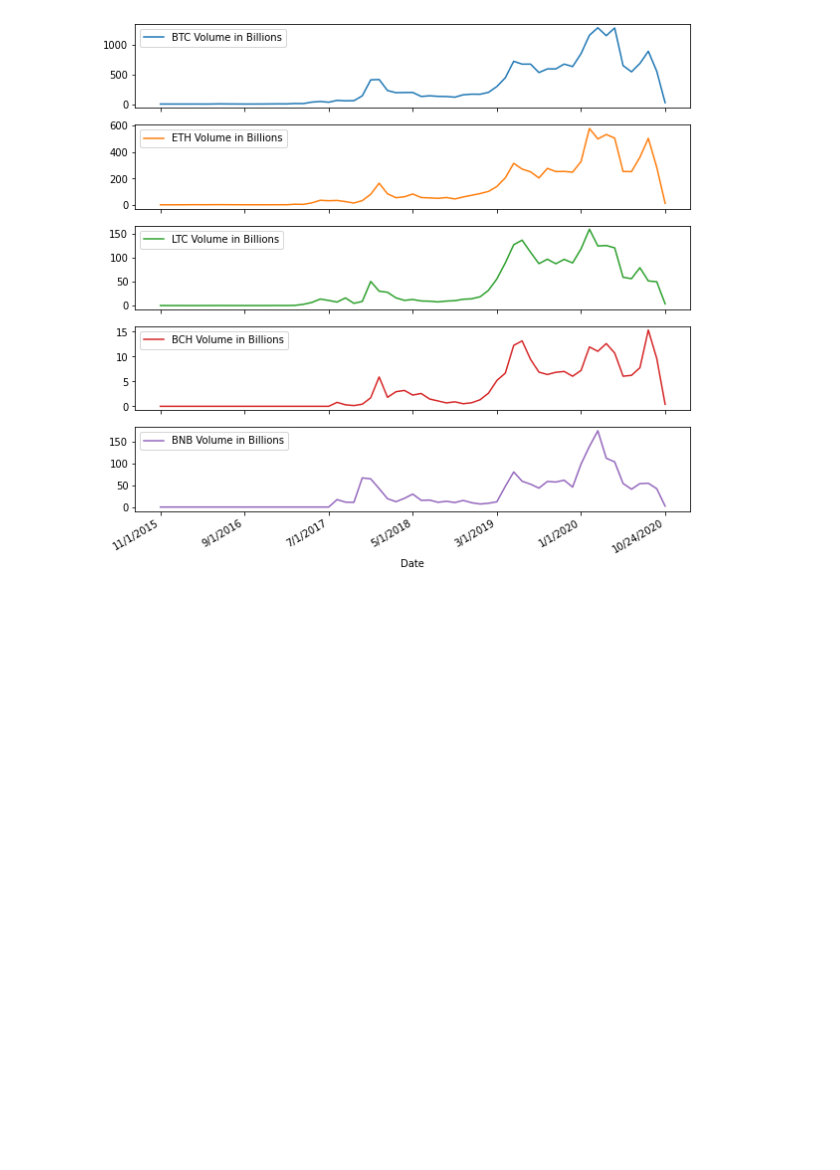
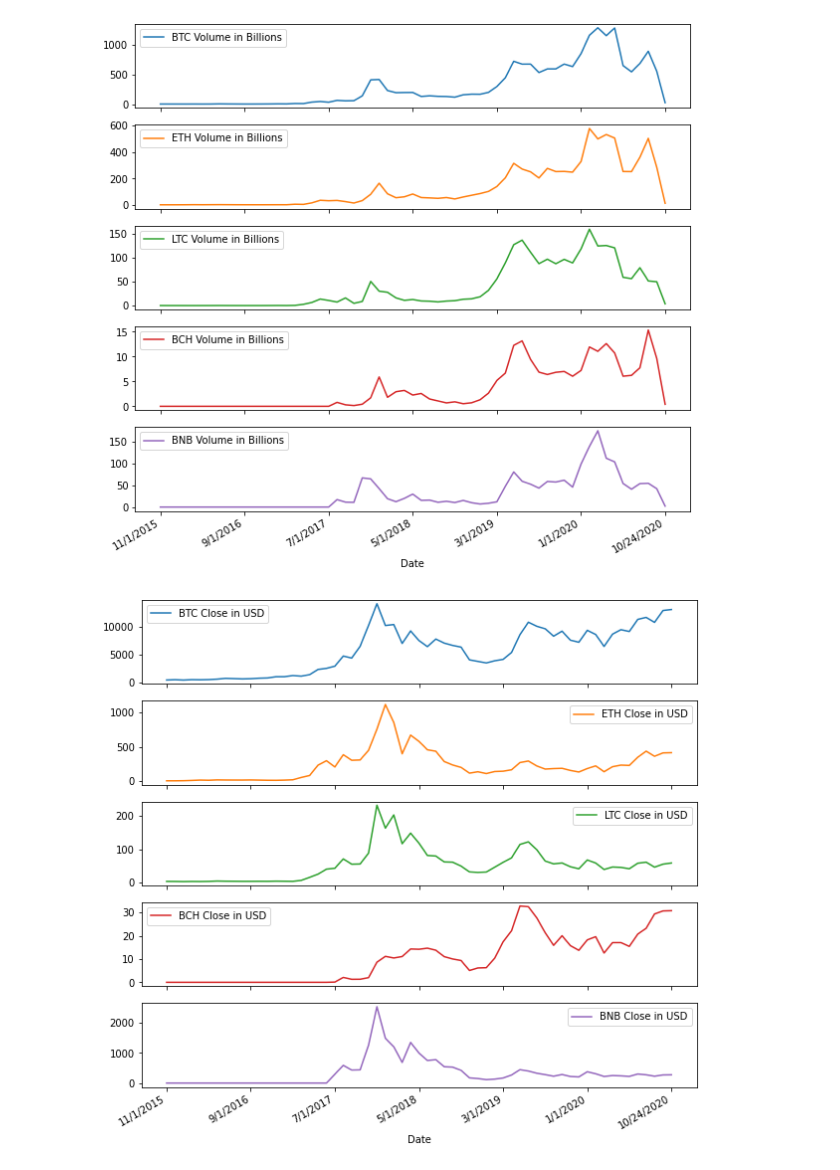
Before and after one commit to sarahheavner/Project1, a Jupyter notebook: to/coding/Untitled.ipynb, the cells around one changed output. Cells and saved outputs as stored; diff of their text form; code cells hidden in the pictures; blank space fills up the shorter version.

```diff
--- a/to/coding/Untitled.ipynb
+++ b/to/coding/Untitled.ipynb
@@ -2,7 +2,7 @@
 import pandas as pd
 import matplotlib.pyplot as plt
 
-file = 'Resources/Crypto.csv'
+file = '../../Resources/Crypto.csv'
 
 crypto_df = pd.read_csv(file)
 
@@ -44,3 +44,10 @@ volume_df.plot.line(subplots=True, figsize=(10,10))
 plt.show()
 # %% [output]
 [figure]
+# %%
+close_df = crypto_df[['Date','BTC Close in USD','ETH Close in USD','LTC Close in USD','BCH Close in USD','BNB Close in USD']].set_index('Date')
+
+close_df.plot.line(subplots=True, figsize=(10,10))
+plt.show()
+# %% [output]
+[figure, added]
```
Also changed, not shown: 1 other file.
